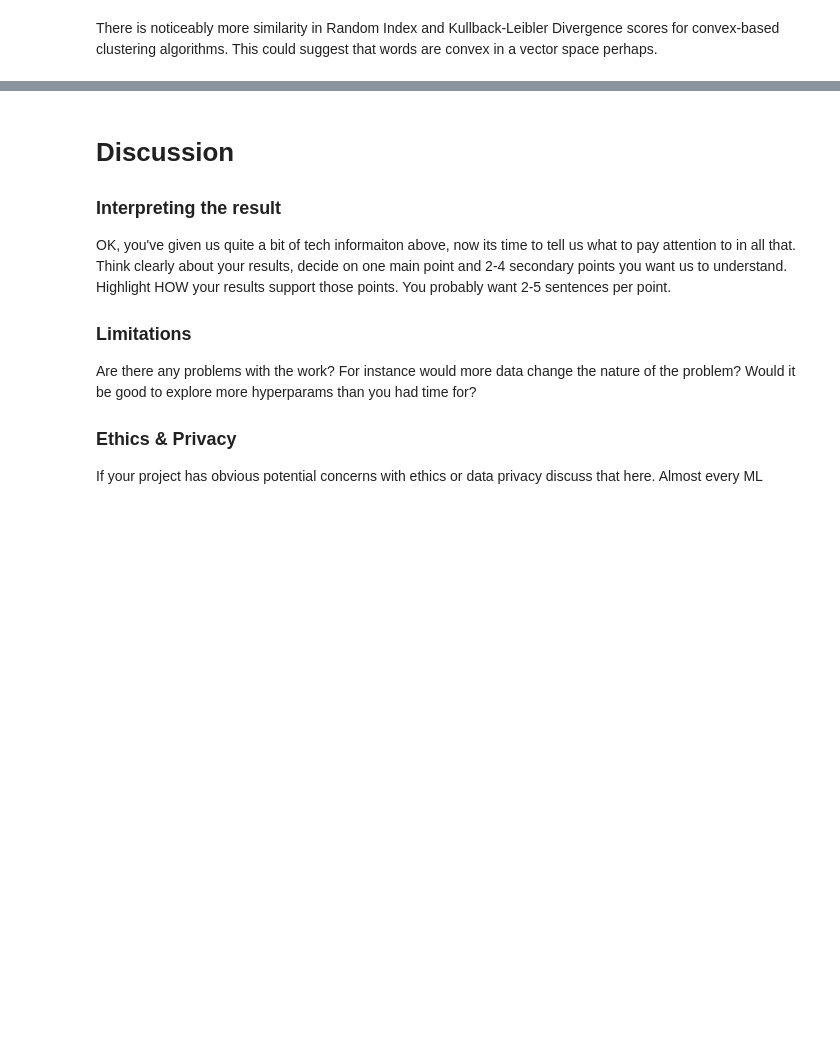
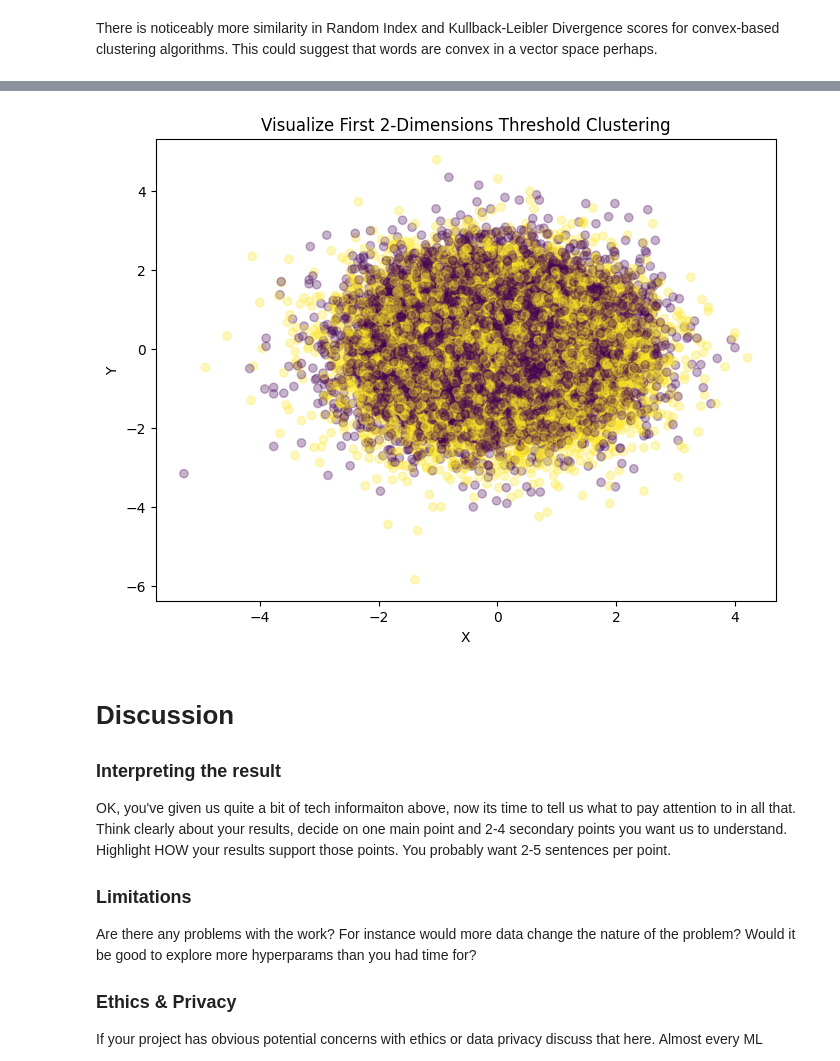
Before and after one commit to e7song/COGS118B_WI24_Final_Project, a Jupyter notebook: FinalProject_groupXXX.ipynb, the cells around one changed output, grey strips where cells are left out. Saved outputs shown, nothing was run; the diff lists cells and outputs as text; code cells hidden in the pictures; blank space fills up the shorter version.

```diff
--- a/FinalProject_groupXXX.ipynb
+++ b/FinalProject_groupXXX.ipynb
@@ -541,3 +612,21 @@ There is noticeably more similarity in Random Index and Kullback-Leibler Diverge
+# %%
+# Apply a threshold difficulty label for each I_ZScore (say at the median)
+threshold = df['I_Zscore'].median()
+
+threshold_labels = (df.loc[df.index.isin(word_vectors.keys())]['I_Zscore'] > threshold)
+threshold_labels = list(threshold_labels.astype(int))
+# %%
+# Visualize thresholding
+plt.figure(figsize=(8, 6))
+
+plt.scatter(normalized_vectors[:, 0], normalized_vectors[:, 1], cmap='viridis', c=threshold_labels, alpha=0.3)
+plt.title('Visualize First 2-Dimensions Threshold Clustering')
+plt.xlabel('X')
+plt.ylabel('Y')
+
+plt.show()
+# %% [output]
+[figure, added]
 # %% [markdown]
 # Discussion
 
```
Also changed, not shown: parts of 23 cells of this notebook, 2 other files.
